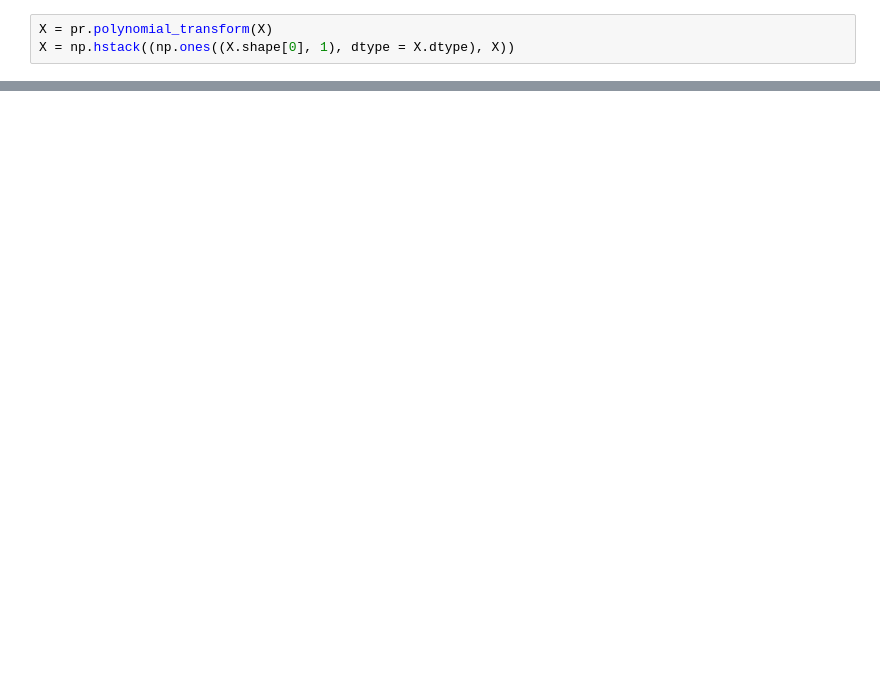
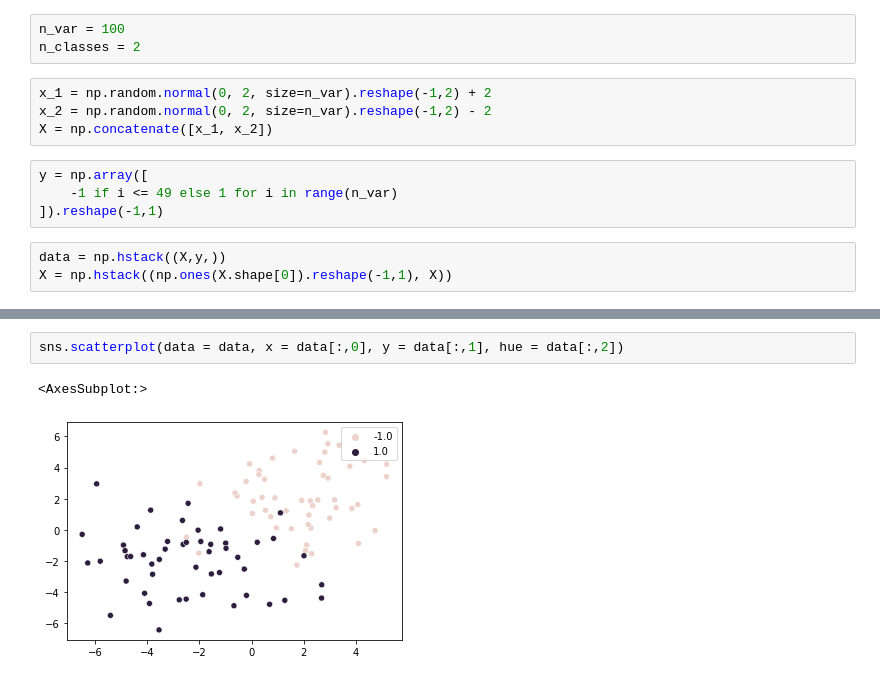
Before and after one commit to p4arth/ML-Algorithms, a Jupyter notebook: linear_models/regression/test.ipynb, the cells around one changed output, grey strips where cells are left out. Cells and saved outputs as stored; diff of their text form; blank space fills up the shorter version.

```diff
--- a/linear_models/regression/test.ipynb
+++ b/linear_models/regression/test.ipynb
@@ -53,3 +15,14 @@ array([[ 0.05711118],
+# %%
+n_var = 100
+n_classes = 2
+# %%
+x_1 = np.random.normal(0, 2, size=n_var).reshape(-1,2) + 2
+x_2 = np.random.normal(0, 2, size=n_var).reshape(-1,2) - 2
+X = np.concatenate([x_1, x_2])
+# %%
+y = np.array([
+    -1 if i <= 49 else 1 for i in range(n_var)
+]).reshape(-1,1)
 # %%
-X = pr.polynomial_transform(X)
-X = np.hstack((np.ones((X.shape[0], 1), dtype = X.dtype), X))
+data = np.hstack((X,y,))
+X = np.hstack((np.ones(X.shape[0]).reshape(-1,1), X))
@@ -62,0 +47,5 @@ plt.legend()
+# %%
+sns.scatterplot(data = data, x = data[:,0], y = data[:,1], hue = data[:,2])
+# %% [output]
+<AxesSubplot:>
+[figure, added]
```
Also changed, not shown: parts of 12 cells of this notebook, 6 other files.
